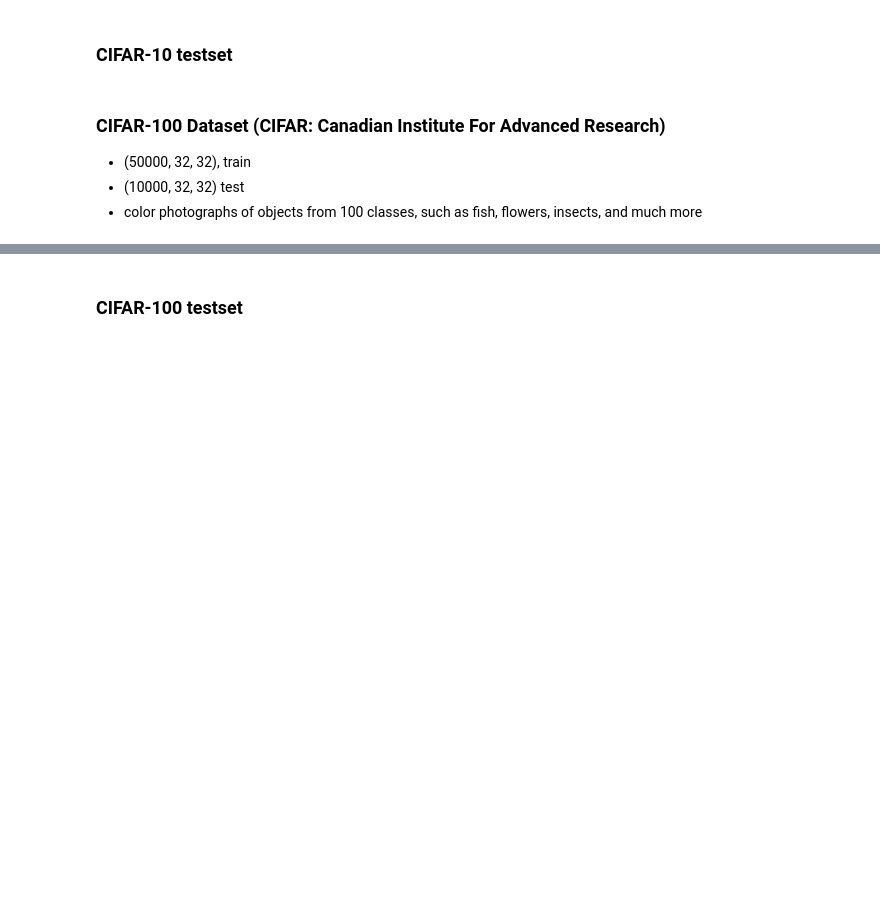
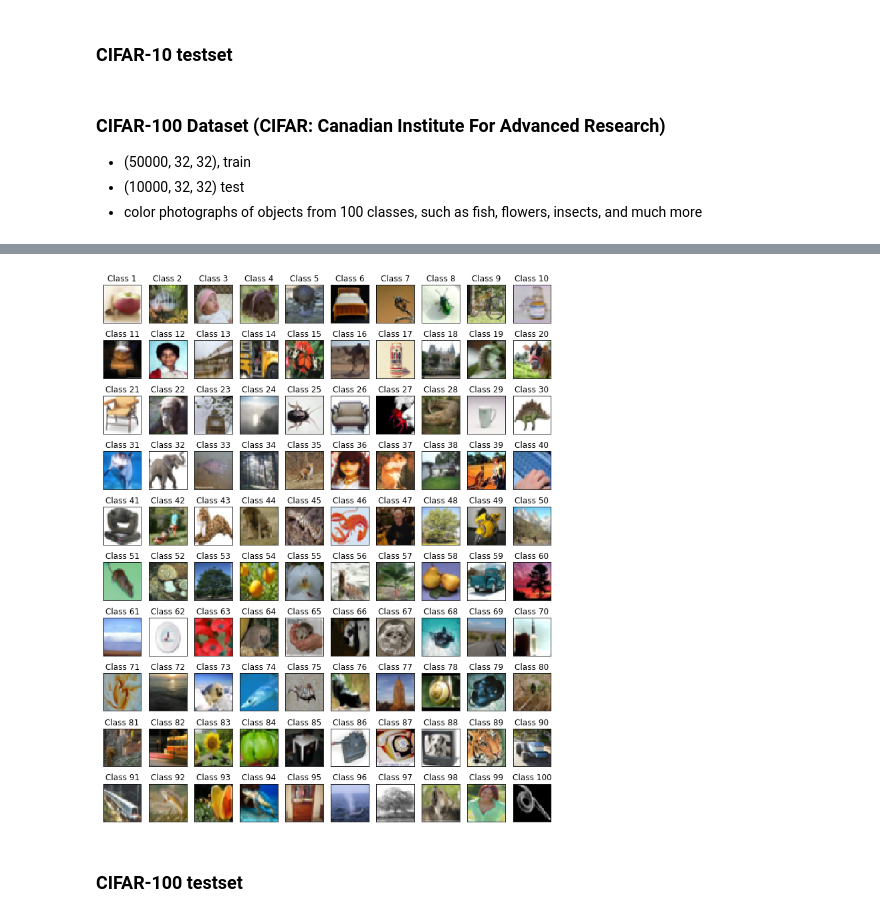
Before and after one commit to mina0502/SM04, a Jupyter notebook: py_modules/12_06/py_modules_4_keras_cv_datasets.ipynb, the cells around one changed output, grey strips where cells are left out. Cells and saved outputs as stored; diff of their text form; code cells hidden in the pictures; blank space fills up the shorter version.

```diff
--- a/py_modules/12_06/py_modules_4_keras_cv_datasets.ipynb
+++ b/py_modules/12_06/py_modules_4_keras_cv_datasets.ipynb
@@ -230,3 +266,14 @@ for i in range(9):
+# %%
+fig = plt.figure(figsize=(12,15))
+for i in range(100):
+  plt.subplot(10,10,i+1)
+  num0_9 = trainX[trainy[:,0]==i]
+  plt.imshow(num0_9[0])
+  plt.title("Class %d" % (i+1))
+  plt.xticks([])
+  plt.yticks([])
+# %% [output]
+[figure, added]
 # %% [markdown]
 ### CIFAR-100 testset
 # %%
```
Also changed, not shown: parts of 4 cells of this notebook.
